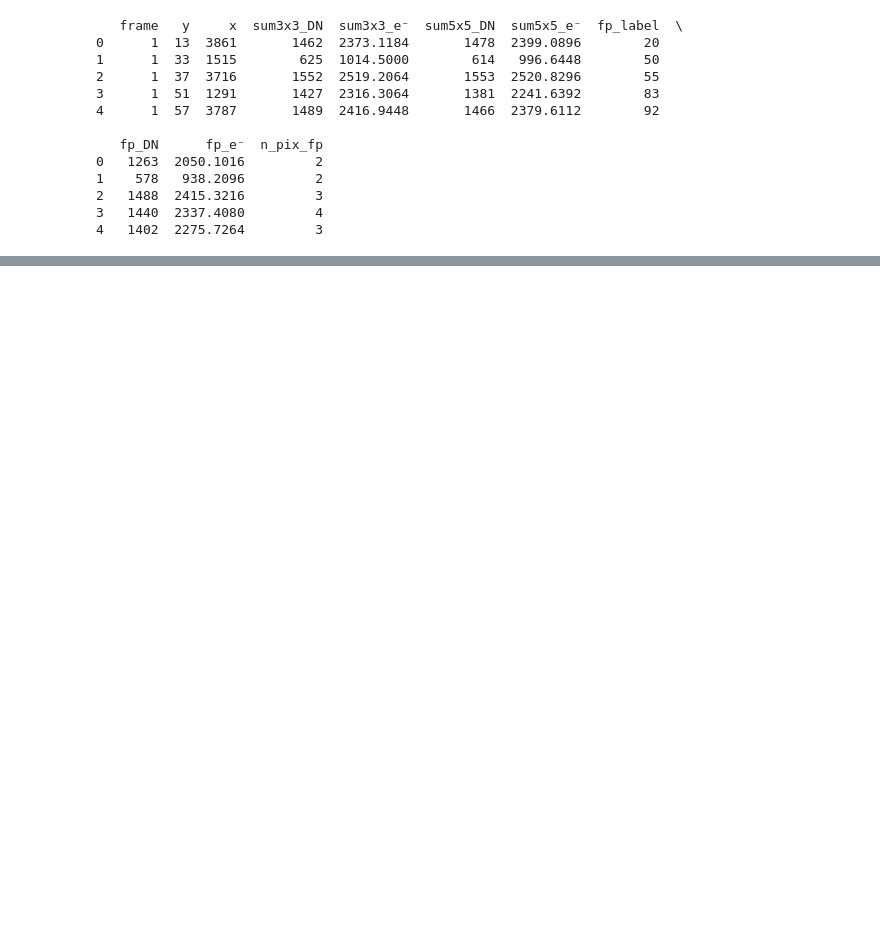
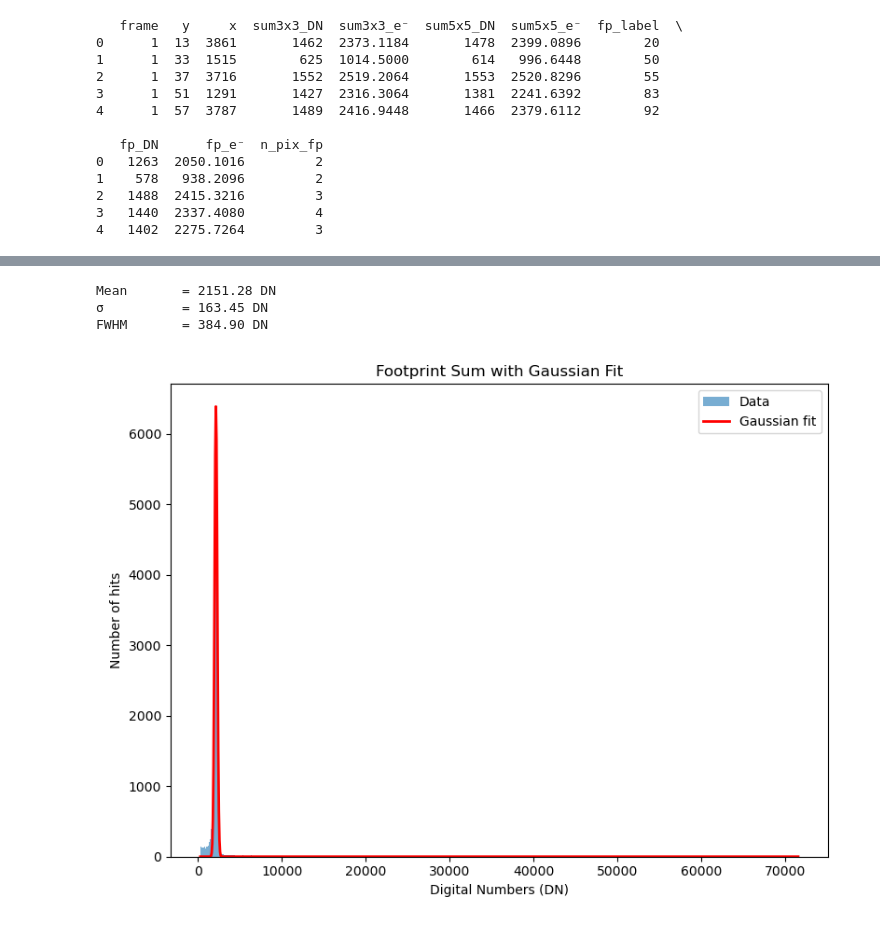
Before and after one commit to aeharbo/GCRsim, a Jupyter notebook: xray_data.ipynb, the cells around one changed output, grey strips where cells are left out. Saved outputs shown, nothing was run; the diff lists cells and outputs as text; code cells hidden in the pictures; blank space fills up the shorter version.

```diff
--- a/xray_data.ipynb
+++ b/xray_data.ipynb
@@ -212,9 +217,6 @@ low_threshold = 0.5 * sigma_thresh
 
 # Freudenburg et al. gain
 gain = 1.6232  # electrons per DN
-
-# Dimensions
-Nframe, H, W = data.shape
 
 def prep_frame(f):
     """Compute median background, sigma_est, and labels for frame f."""
@@ -234,13 +236,13 @@ def process_hit(hit):
     labels_fp    = labels_list[f]
 
     # 3×3 window
-    y0,  y1     = max(y-1,0), min(y+2,H)
-    x0,  x1     = max(x-1,0), min(x+2,W)
+    y0,  y1     = max(y-1,0), min(y+2,h)
+    x0,  x1     = max(x-1,0), min(x+2,w)
     sum3        = img[y0:y1, x0:x1].sum()
 
     # 5×5 window
-    y0_5, y1_5 = max(y-2,0), min(y+3,H)
-    x0_5, x1_5 = max(x-2,0), min(x+3,W)
+    y0_5, y1_5 = max(y-2,0), min(y+3,h)
+    x0_5, x1_5 = max(x-2,0), min(x+3,w)
     sum5        = img[y0_5:y1_5, x0_5:x1_5].sum()
 
     # footprint sum
@@ -267,7 +269,7 @@ if __name__ == '__main__':
     medians     = np.zeros(Nframe, dtype=float)
     labels_list = [None] * Nframe
 
-    with ProcessPoolExecutor(max_workers=8) as executor:
+    with ThreadPoolExecutor(max_workers=num_of_cores) as executor:
         futures = [executor.submit(prep_frame, f) for f in range(Nframe)]
         for fut in as_completed(futures):
             f, med, labels_fp = fut.result()
@@ -276,7 +278,7 @@ if __name__ == '__main__':
 
     # 2) Parallel hit processing
     rows = []
-    with ProcessPoolExecutor(max_workers=8) as executor:
+    with ThreadPoolExecutor(max_workers=num_of_cores) as executor:
         # adjust n_workers = os.cpu_count() if you like
         for result in executor.map(process_hit, events):
             rows.append(result)
@@ -348,3 +349,45 @@ plt.show()
 # %% [output]
 [interactive output not drawn]
 [interactive output not drawn]
+# %%
+def gaussian(x, A, mu, sigma):
+    return A * np.exp(-0.5 * ((x - mu) / sigma)**2)
+
+# Extract footprint data
+fp_data = df['fp_e⁻'].values
+
+# Make histogram bins
+counts, bin_edges = np.histogram(fp_data, bins=500)
+bin_centers = 0.5 * (bin_edges[:-1] + bin_edges[1:])
+
+# Initial parameter guesses [amplitude, mean, sigma]
+p0 = [counts.max(), fp_data.mean(), fp_data.std()]
+
+# Fit Gaussian → popt = [A_fit, mu_fit, sigma_fit]
+popt, _ = opt.curve_fit(gaussian, bin_centers, counts, p0=p0)
+A_fit, mu_fit, sigma_fit = popt
+sigma_fit = np.abs(sigma_fit)
+
+# Compute FWHM
+fwhm = 2 * np.sqrt(2 * np.log(2)) * sigma_fit
+print(f"Mean       = {mu_fit:.2f} DN")
+print(f"σ          = {sigma_fit:.2f} DN")
+print(f"FWHM       = {fwhm:.2f} DN")
+
+# Plot the histogram + fit
+plt.figure(figsize=(8, 6))
+plt.hist(fp_data, bins=500, alpha=0.6, label='Data')
+x_fit = np.linspace(bin_edges[0], bin_edges[-1], 1000)
+plt.plot(x_fit, gaussian(x_fit, *popt), 'r-', lw=2, label='Gaussian fit')
+
+plt.title('Footprint Sum with Gaussian Fit')
+plt.xlabel('Digital Numbers (DN)')
+plt.ylabel('Number of hits')
+plt.legend()
+plt.tight_layout()
+plt.show()
+# %% [output]
+Mean       = 2151.28 DN
+σ          = 163.45 DN
+FWHM       = 384.90 DN
+[figure, added]
```
Also changed, not shown: parts of 11 cells of this notebook.
